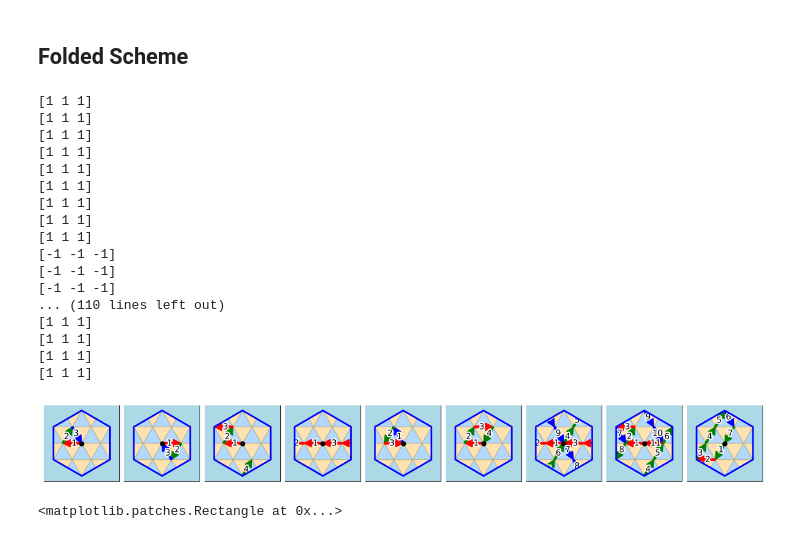
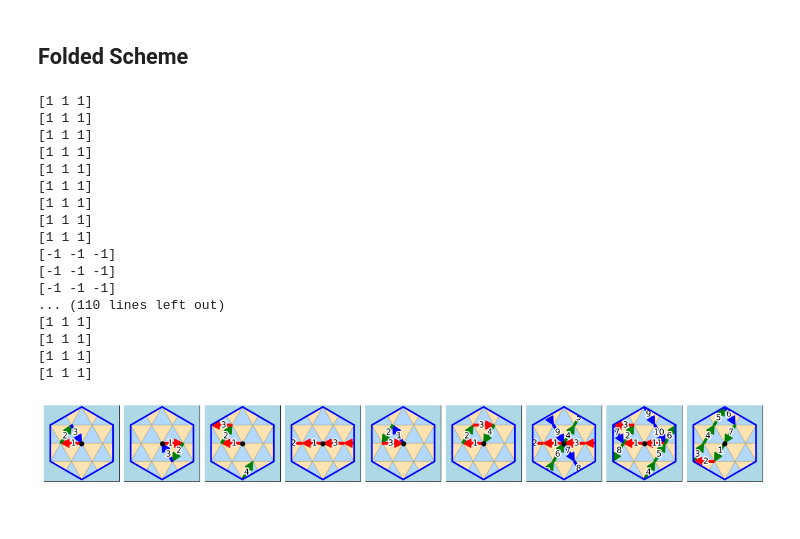
Before and after one commit to Potdooshami/2H_TaSe2_Tc_STM, a Jupyter notebook: E06_boundary_examples.ipynb, the cells around one changed output. Saved outputs shown, nothing was run; the diff lists cells and outputs as text; code cells hidden in the pictures.

```diff
--- a/E06_boundary_examples.ipynb
+++ b/E06_boundary_examples.ipynb
@@ -360,8 +397,8 @@ for word in words:
     ax.set_yticks([])
     # ax.set_xlim(-2,2)
     # ax.set_ylim(-2,2)
-    ax.set_xlim(-4,4)
-    ax.set_ylim(-4,4)
+    ax.set_xlim(-3.5,1.5)
+    ax.set_ylim(-1.25,3.75)
 # %% [output]
 [1 1 1]
 [-1 -1 -1]
@@ -448,7 +485,7 @@ ind = 0
 fig, axs = plt.subplots(1, nsb, figsize=(12, 3), constrained_layout=True)
 fig.subplots_adjust(wspace=0, left=0, right=0, top=0, bottom=0)
 
-
+crop = 1.8
 for word in words:
     ind += 1
     ax = axs[ind-1]
@@ -462,40 +499,36 @@ for word in words:
                                                     xy_origin=xy_origin)
             ax.set_xticks([])
     ax.set_yticks([])
-    ax.set_xlim(-2,2)
-    ax.set_ylim(-2,2)
+    ax.set_xlim(-crop,crop)
+    ax.set_ylim(-crop,crop)
     ax.add_patch(get_subtracted_patch())
 
 
     # ax.set_position([0,0,1,1])
 
 
 # ax.set_xlim(-2,2)
 # ax.set_ylim(-2,2)
 # ax.set_xlim(-4,4)
 # ax.set_ylim(-4,4)
 # %% [output]
 [1 1 1]
 [1 1 1]
 [1 1 1]
 [1 1 1]
 [1 1 1]
 [1 1 1]
 [1 1 1]
 [1 1 1]
 [1 1 1]
 [-1 -1 -1]
 [-1 -1 -1]
 [-1 -1 -1]
 ... (110 lines left out)
 [1 1 1]
 [1 1 1]
 [1 1 1]
 [1 1 1]
-[figure, old version]
+[figure, new version]
 # %%
 fig.savefig("assets/E06_boundary_examples_reduced.svg")
-# %%
-sq
-# %% [output]
-<matplotlib.patches.Rectangle at 0x...>
```
Also changed, not shown: parts of 19 cells of this notebook.
